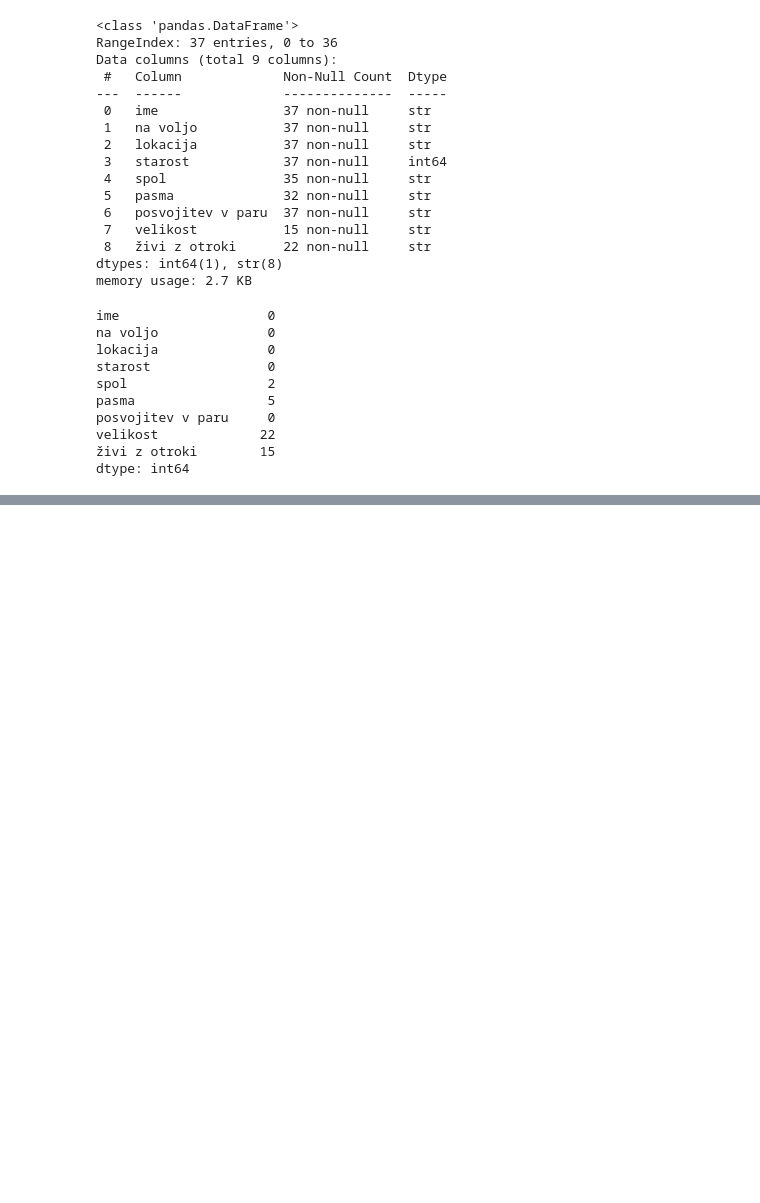
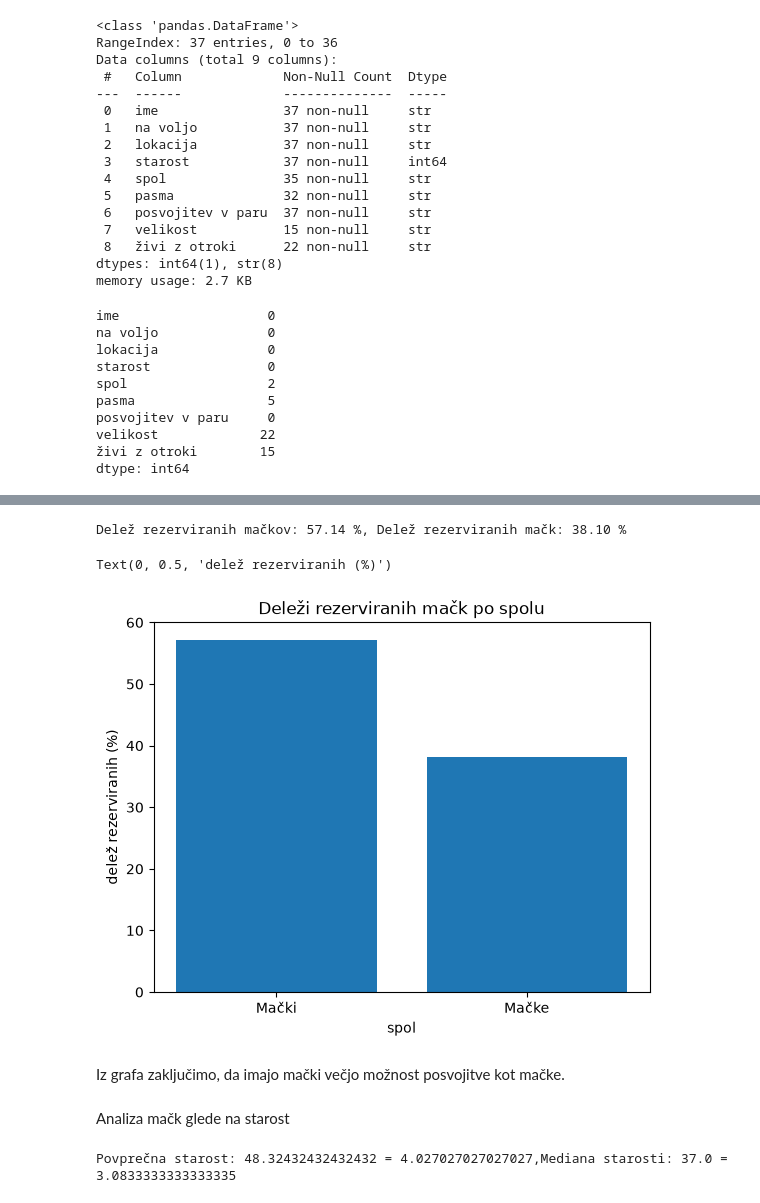
Before and after one commit to LGBronic/UVP, a Jupyter notebook: analiza.ipynb, the cells around one changed output, grey strips where cells are left out. Saved outputs shown, nothing was run; the diff lists cells and outputs as text; code cells hidden in the pictures; blank space fills up the shorter version.

```diff
--- a/analiza.ipynb
+++ b/analiza.ipynb
@@ -63,0 +114,2 @@ df.sort_values(by="starost", ascending= False).head(10)
+# %%
+rezervirane_macke = df[(df["spol"] == "Female") & (df["na voljo"] == "reserved")]
@@ -63,0 +125,33 @@ df.sort_values(by="starost", ascending= False).head(10)
+# %%
+stevilo_vseh_mackov = len(df[df["spol"] == "Male"])
+stevilo_rezerviranih_mackov = len(rezervirani_macki)
+stevilo_vseh_mack = len(df[df["spol"] == "Female"])
+stevilo_rezerviranih_mack = len(rezervirane_macke)
+# %%
+delez_mackov = stevilo_rezerviranih_mack/stevilo_vseh_mackov * 100
+delez_mack = stevilo_rezerviranih_mack/stevilo_vseh_mack * 100
+print(f"Delež rezerviranih mačkov: {delez_mackov:.2f} %, Delež rezerviranih mačk: {delez_mack:.2f} %")
+# %% [output]
+Delež rezerviranih mačkov: 57.14 %, Delež rezerviranih mačk: 38.10 %
+# %%
+plt.bar(["Mački", "Mačke"], [delez_mackov, delez_mack])
+plt.title("Deleži rezerviranih mačk po spolu")
+plt.xlabel("spol")
+plt.ylabel("delež rezerviranih (%)")
+# %% [output]
+Text(0, 0.5, 'delež rezerviranih (%)')
+[figure, added]
+# %% [markdown]
+Iz grafa zaključimo, da imajo mački večjo možnost posvojitve kot mačke.
+# %% [markdown]
+Analiza mačk glede na starost
+# %%
+povprecna_starost_meseci = df["starost"].mean()
+povprecna_starost_leta = povprecna_starost_meseci / 12
+mediana_starosti_meseci = df["starost"].median()
+mediana_starosti_leta = mediana_starosti_meseci / 12
+
+print(f"Povprečna starost: {povprecna_starost_meseci} = {povprecna_starost_leta},"
+      f"Mediana starosti: {mediana_starosti_meseci} = {mediana_starosti_leta}")
+# %% [output]
+Povprečna starost: 48.32432432432432 = 4.027027027027027,Mediana starosti: 37.0 = 3.0833333333333335
```
Also changed, not shown: parts of 56 cells of this notebook.
